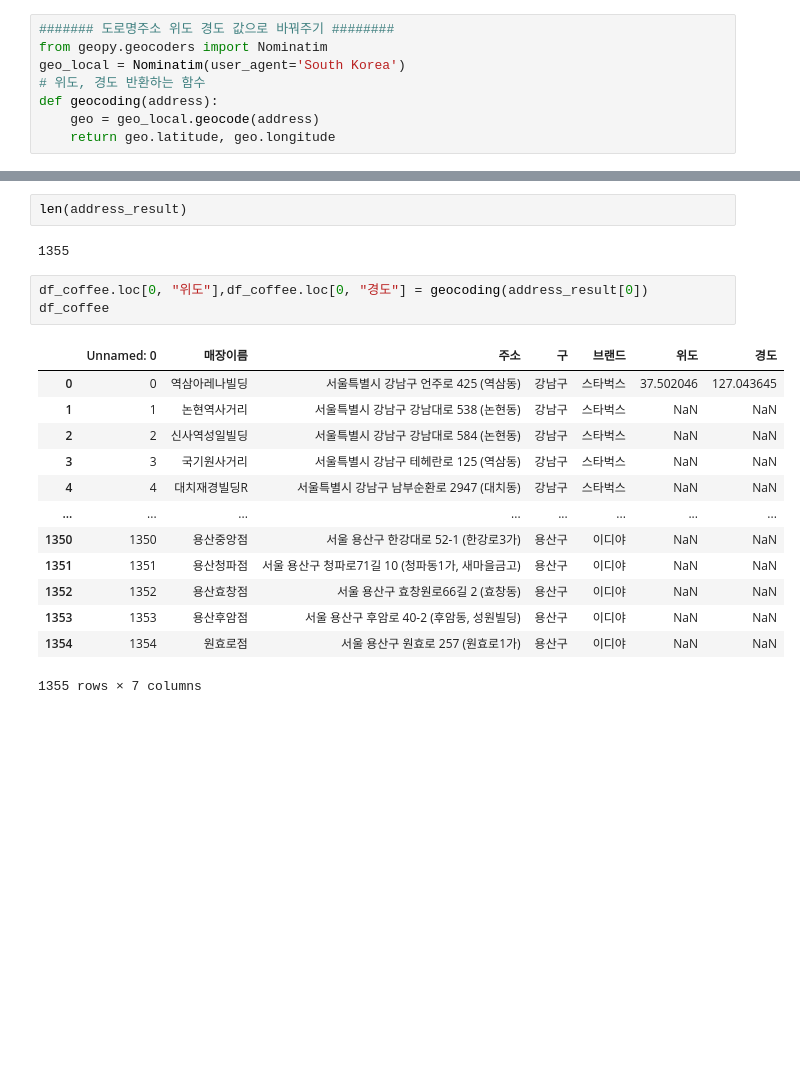
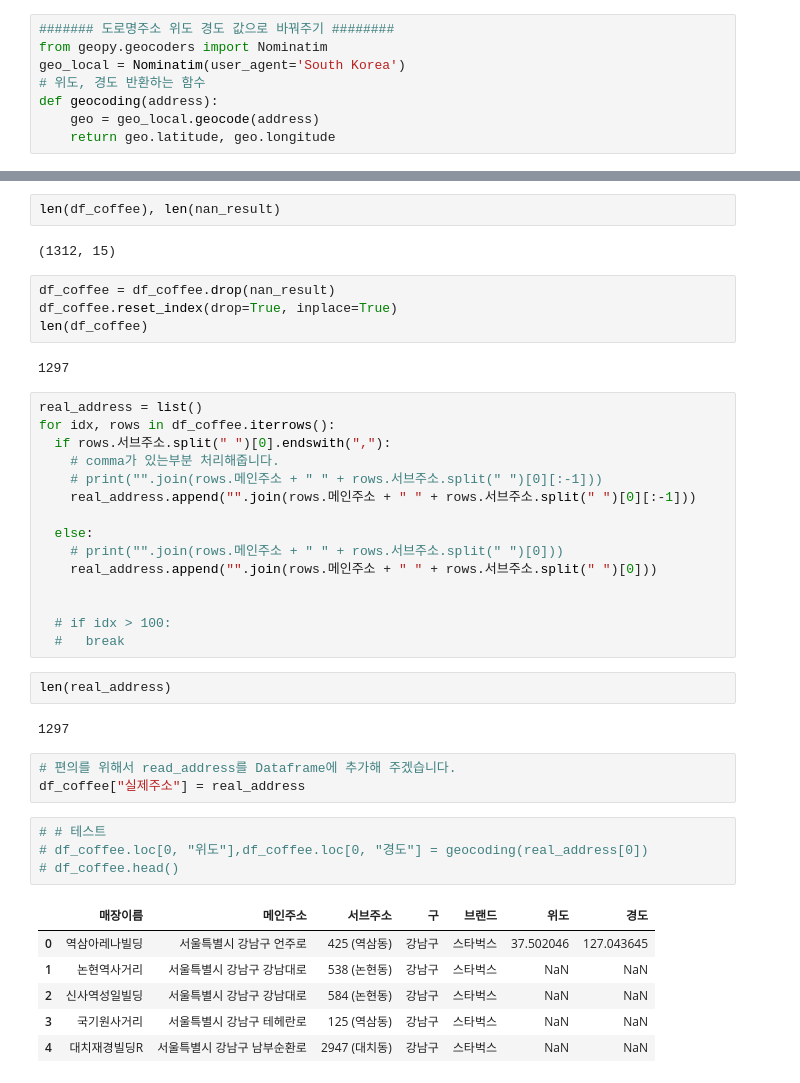
Before and after one commit to NOTITLEUNTITLE/Seoul-Coffee, a Jupyter notebook: Coffee.ipynb, the cells around one changed output, grey strips where cells are left out. Drawn from its saved outputs; the diff is of its cells as text; blank space fills up the shorter version.

```diff
--- a/Coffee.ipynb
+++ b/Coffee.ipynb
@@ -348,23 +401,45 @@ address_result
+# %%
+len(df_coffee), len(nan_result)
+# %% [output]
+(1312, 15)
+# %%
+df_coffee = df_coffee.drop(nan_result)
+df_coffee.reset_index(drop=True, inplace=True)
+len(df_coffee)
+# %% [output]
+1297
+# %%
+real_address = list()
+for idx, rows in df_coffee.iterrows():
+  if rows.서브주소.split(" ")[0].endswith(","):
+    # comma가 있는부분 처리해줍니다.
+    # print("".join(rows.메인주소 + " " + rows.서브주소.split(" ")[0][:-1]))
+    real_address.append("".join(rows.메인주소 + " " + rows.서브주소.split(" ")[0][:-1]))
+
+  else:
+    # print("".join(rows.메인주소 + " " + rows.서브주소.split(" ")[0]))
+    real_address.append("".join(rows.메인주소 + " " + rows.서브주소.split(" ")[0]))
+
+
+  # if idx > 100:
+  #   break
 # %%
-len(address_result)
+len(real_address)
 # %% [output]
-1355
+1297
+# %%
+# 편의를 위해서 read_address를 Dataframe에 추가해 주겠습니다.
+df_coffee["실제주소"] = real_address
 # %%
-df_coffee.loc[0, "위도"],df_coffee.loc[0, "경도"] = geocoding(address_result[0])
-df_coffee
+# # 테스트
+# df_coffee.loc[0, "위도"],df_coffee.loc[0, "경도"] = geocoding(real_address[0])
+# df_coffee.head()
 # %% [output]
-|  | Unnamed: 0 | 매장이름 | 주소 | 구 | 브랜드 | 위도 | 경도 |
-| 0 | 0 | 역삼아레나빌딩 | 서울특별시 강남구 언주로 425 (역삼동) | 강남구 | 스타벅스 | 37.502046 | 127.043645 |
-| 1 | 1 | 논현역사거리 | 서울특별시 강남구 강남대로 538 (논현동) | 강남구 | 스타벅스 | NaN | NaN |
-| 2 | 2 | 신사역성일빌딩 | 서울특별시 강남구 강남대로 584 (논현동) | 강남구 | 스타벅스 | NaN | NaN |
-| 3 | 3 | 국기원사거리 | 서울특별시 강남구 테헤란로 125 (역삼동) | 강남구 | 스타벅스 | NaN | NaN |
-| 4 | 4 | 대치재경빌딩R | 서울특별시 강남구 남부순환로 2947 (대치동) | 강남구 | 스타벅스 | NaN | NaN |
-| ... | ... | ... | ... | ... | ... | ... | ... |
-| 1350 | 1350 | 용산중앙점 | 서울 용산구 한강대로 52-1 (한강로3가) | 용산구 | 이디야 | NaN | NaN |
-| 1351 | 1351 | 용산청파점 | 서울 용산구 청파로71길 10 (청파동1가, 새마을금고) | 용산구 | 이디야 | NaN | NaN |
-| 1352 | 1352 | 용산효창점 | 서울 용산구 효창원로66길 2 (효창동) | 용산구 | 이디야 | NaN | NaN |
-| 1353 | 1353 | 용산후암점 | 서울 용산구 후암로 40-2 (후암동, 성원빌딩) | 용산구 | 이디야 | NaN | NaN |
-| 1354 | 1354 | 원효로점 | 서울 용산구 원효로 257 (원효로1가) | 용산구 | 이디야 | NaN | NaN |
+|  | 매장이름 | 메인주소 | 서브주소 | 구 | 브랜드 | 위도 | 경도 |
+| 0 | 역삼아레나빌딩 | 서울특별시 강남구 언주로 | 425 (역삼동) | 강남구 | 스타벅스 | 37.502046 | 127.043645 |
+| 1 | 논현역사거리 | 서울특별시 강남구 강남대로 | 538 (논현동) | 강남구 | 스타벅스 | NaN | NaN |
+| 2 | 신사역성일빌딩 | 서울특별시 강남구 강남대로 | 584 (논현동) | 강남구 | 스타벅스 | NaN | NaN |
+| 3 | 국기원사거리 | 서울특별시 강남구 테헤란로 | 125 (역삼동) | 강남구 | 스타벅스 | NaN | NaN |
+| 4 | 대치재경빌딩R | 서울특별시 강남구 남부순환로 | 2947 (대치동) | 강남구 | 스타벅스 | NaN | NaN |
-1355 rows × 7 columns
 # %%
 from tqdm import tqdm_notebook
```
Also changed, not shown: parts of 64 cells of this notebook, 2 other files.
